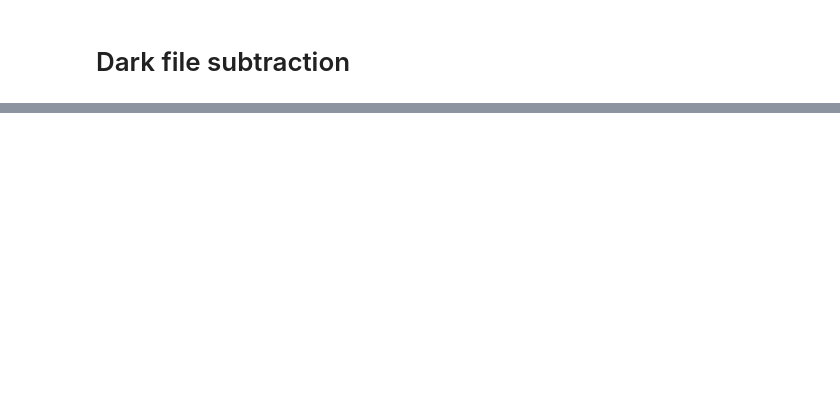
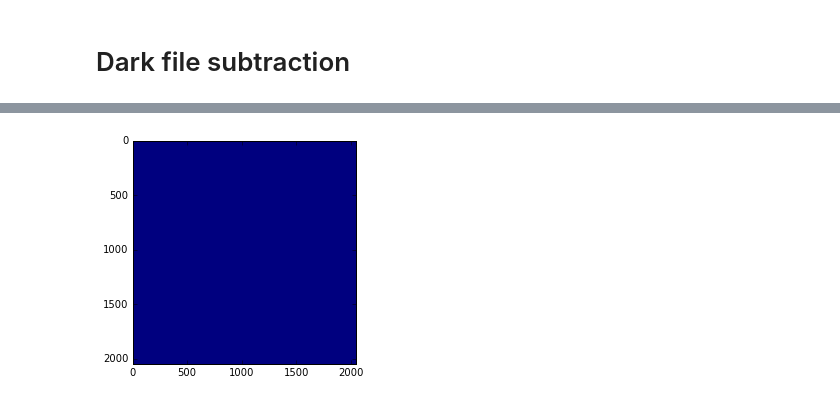
Before and after one commit to sameera2004/test_codes, a Jupyter notebook: Milinda_data/Remove_dark_data.ipynb, the cells around one changed output, grey strips where cells are left out. Cells and saved outputs as stored; diff of their text form; code cells hidden in the pictures; blank space fills up the shorter version.

```diff
--- a/Milinda_data/Remove_dark_data.ipynb
+++ b/Milinda_data/Remove_dark_data.ipynb
@@ -94,0 +82,2 @@ plt.imshow(clean_data[0])
+# %%
+yu= imread(A[3])
@@ -94,0 +88,6 @@ plt.imshow(clean_data[0])
+# %%
+fig = plt.subplot()
+plt.imshow(yu, vmin=0.01, vmax=4000)
+plt.show()
+# %% [output]
+[figure, added]
```
Also changed, not shown: parts of 13 cells of this notebook.
